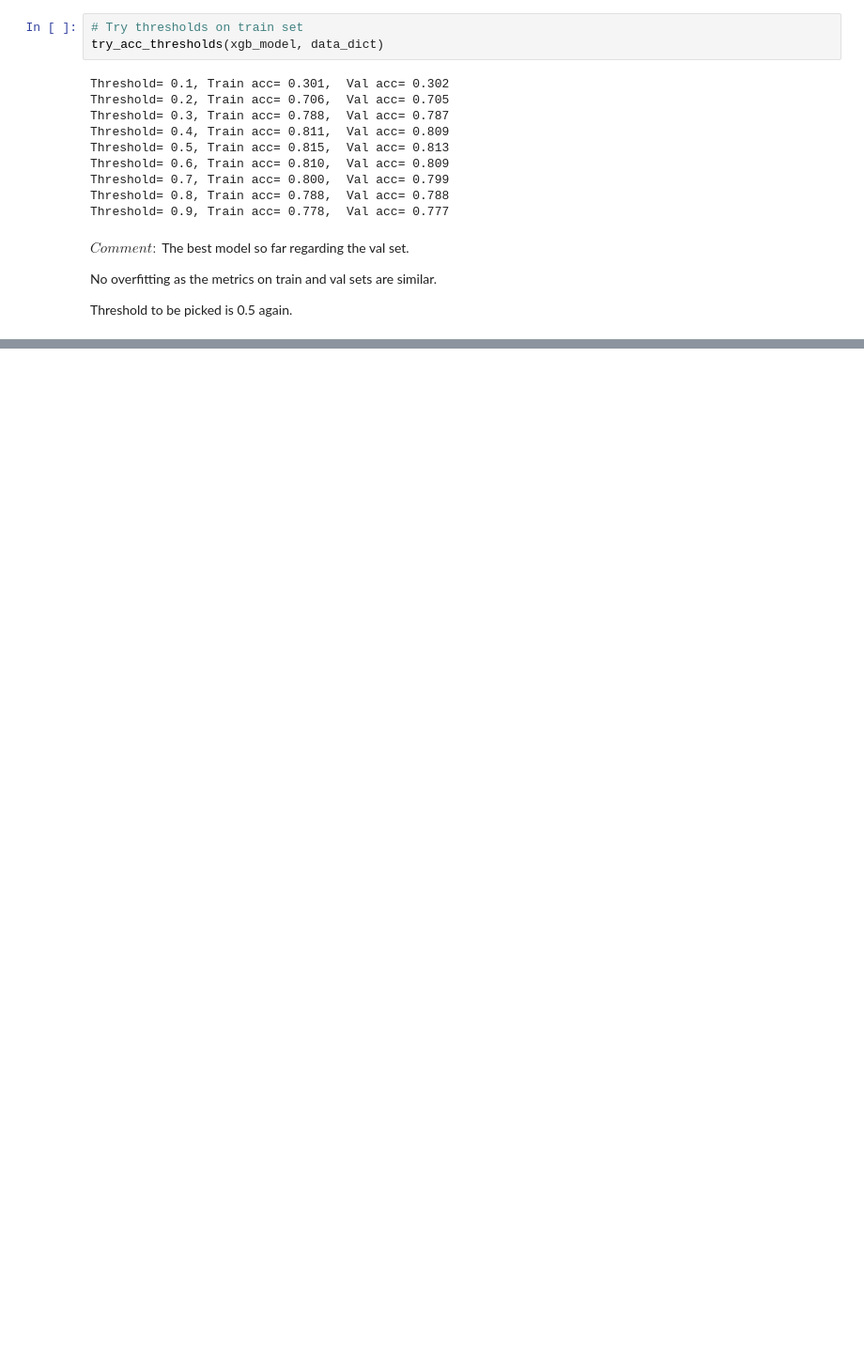
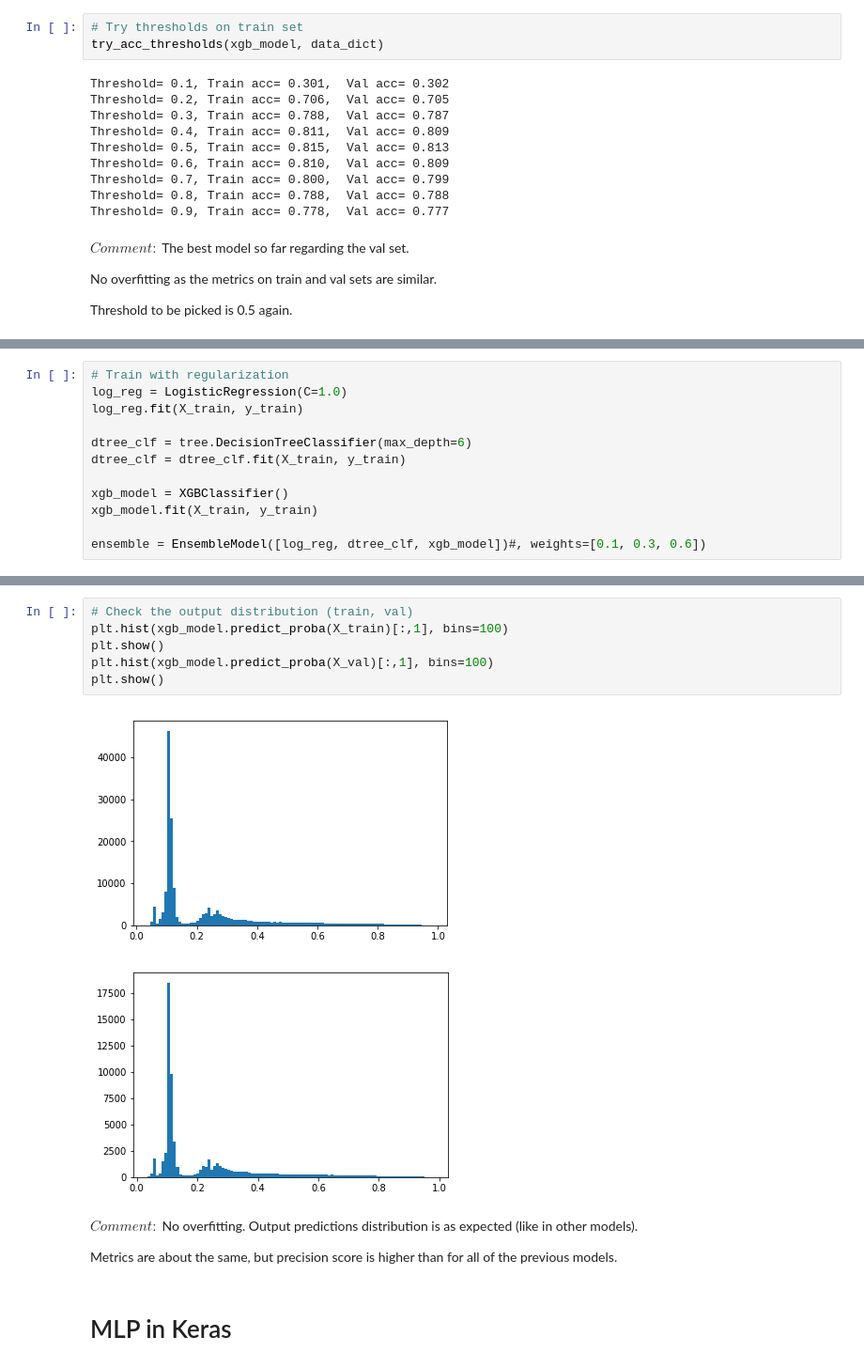
Before and after one commit to marinadec/itsmagic, a Jupyter notebook: train.ipynb, the cells around one changed output, grey strips where cells are left out. Shown at 94% size. Saved outputs shown, nothing was run; the diff lists cells and outputs as text; blank space fills up the shorter version.

Commit message:
Data files added. Train notebook finished. Readme file created via github manually

```diff
--- a/train.ipynb
+++ b/train.ipynb
@@ -519,0 +579,12 @@ Threshold to be picked is 0.5 again.
+# %%
+# Train with regularization
+log_reg = LogisticRegression(C=1.0)
+log_reg.fit(X_train, y_train)
+
+dtree_clf = tree.DecisionTreeClassifier(max_depth=6)
+dtree_clf = dtree_clf.fit(X_train, y_train)
+
+xgb_model = XGBClassifier()
+xgb_model.fit(X_train, y_train)
+
+ensemble = EnsembleModel([log_reg, dtree_clf, xgb_model])#, weights=[0.1, 0.3, 0.6])
@@ -519,0 +617,15 @@ Threshold to be picked is 0.5 again.
+# %%
+# Check the output distribution (train, val)
+plt.hist(xgb_model.predict_proba(X_train)[:,1], bins=100)
+plt.show()
+plt.hist(xgb_model.predict_proba(X_val)[:,1], bins=100)
+plt.show()
+# %% [output]
+[figure, added]
+[figure, added]
+# %% [markdown]
+$Comment:$ No overfitting. Output predictions distribution is as expected (like in other models).
+
+Metrics are about the same, but precision score is higher than for all of the previous models.
+# %% [markdown]
+# MLP in Keras
```
Also changed, not shown: parts of 49 cells of this notebook, 4 other files.
